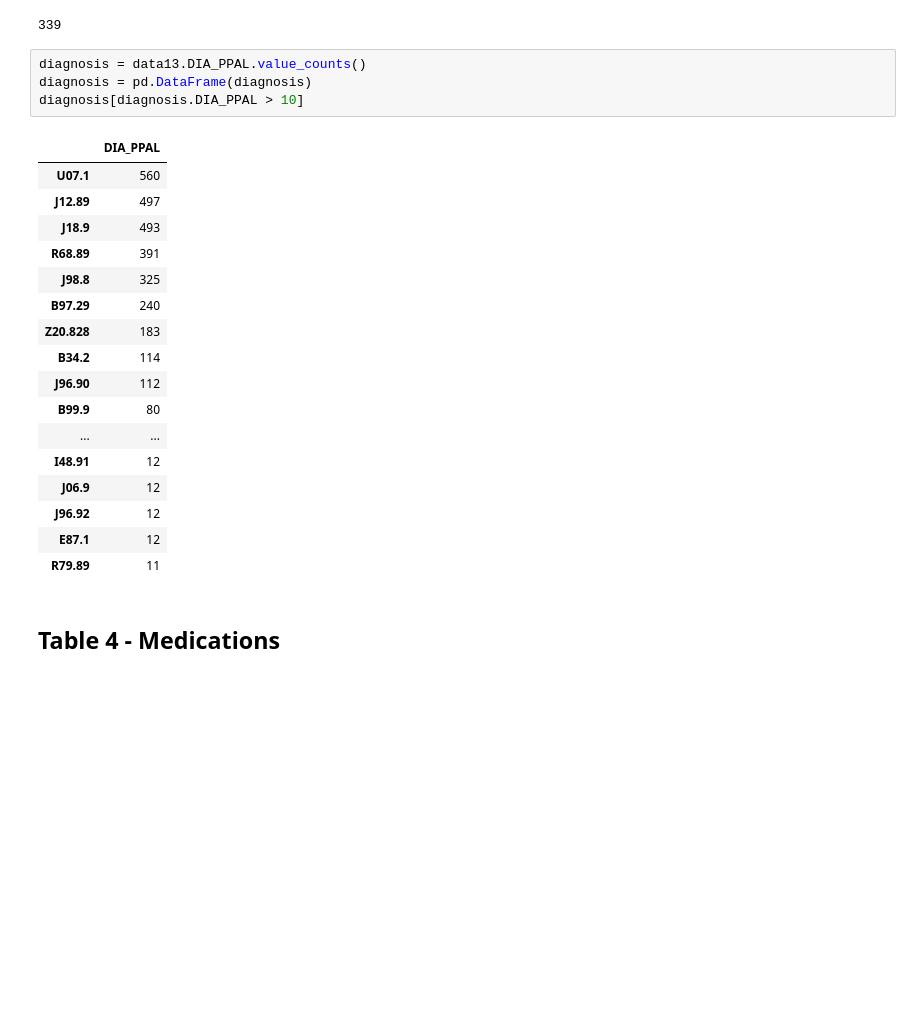
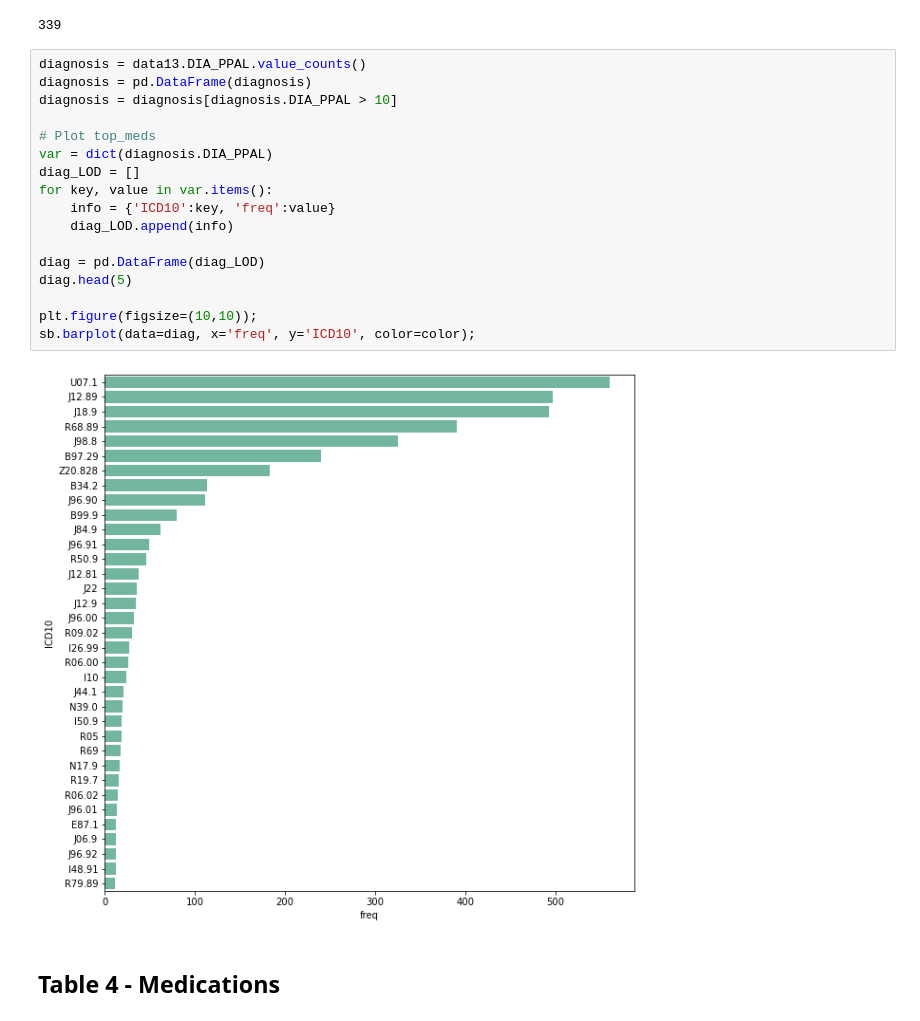
Before and after one commit to KarinWiberg/AI_in_Healthcare_Hackathon_COVID_Prediction, a Jupyter notebook: initial-explorative-analysis.ipynb, the cells around one changed output. Cells and saved outputs as stored; diff of their text form; blank space fills up the shorter version.

Commit message:
Added graphs for diagnosis and medications

```diff
--- a/initial-explorative-analysis.ipynb
+++ b/initial-explorative-analysis.ipynb
@@ -198,28 +198,25 @@ data13.head()
 data13.DIA_PPAL.nunique()
 # %% [output]
 339
-# %%
-diagnosis = data13.DIA_PPAL.value_counts()
-diagnosis = pd.DataFrame(diagnosis)
-diagnosis[diagnosis.DIA_PPAL > 10]
-# %% [output]
-|  | DIA_PPAL |
-| U07.1 | 560 |
-| J12.89 | 497 |
-| J18.9 | 493 |
-| R68.89 | 391 |
-| J98.8 | 325 |
-| B97.29 | 240 |
-| Z20.828 | 183 |
-| B34.2 | 114 |
-| J96.90 | 112 |
-| B99.9 | 80 |
-| ... | ... |
-| I48.91 | 12 |
-| J06.9 | 12 |
-| J96.92 | 12 |
-| E87.1 | 12 |
-| R79.89 | 11 |
+# %%
+diagnosis = data13.DIA_PPAL.value_counts()
+diagnosis = pd.DataFrame(diagnosis)
+diagnosis = diagnosis[diagnosis.DIA_PPAL > 10]
+
+# Plot top_meds
+var = dict(diagnosis.DIA_PPAL)
+diag_LOD = []
+for key, value in var.items():
+    info = {'ICD10':key, 'freq':value}
+    diag_LOD.append(info)
+
+diag = pd.DataFrame(diag_LOD)
+diag.head(5)
+
+plt.figure(figsize=(10,10));
+sb.barplot(data=diag, x='freq', y='ICD10', color=color);
+# %% [output]
+[figure, added]
 # %% [markdown]
 ## Table 4 - Medications
 # %%
```
Also changed, not shown: parts of 7 cells of this notebook.
